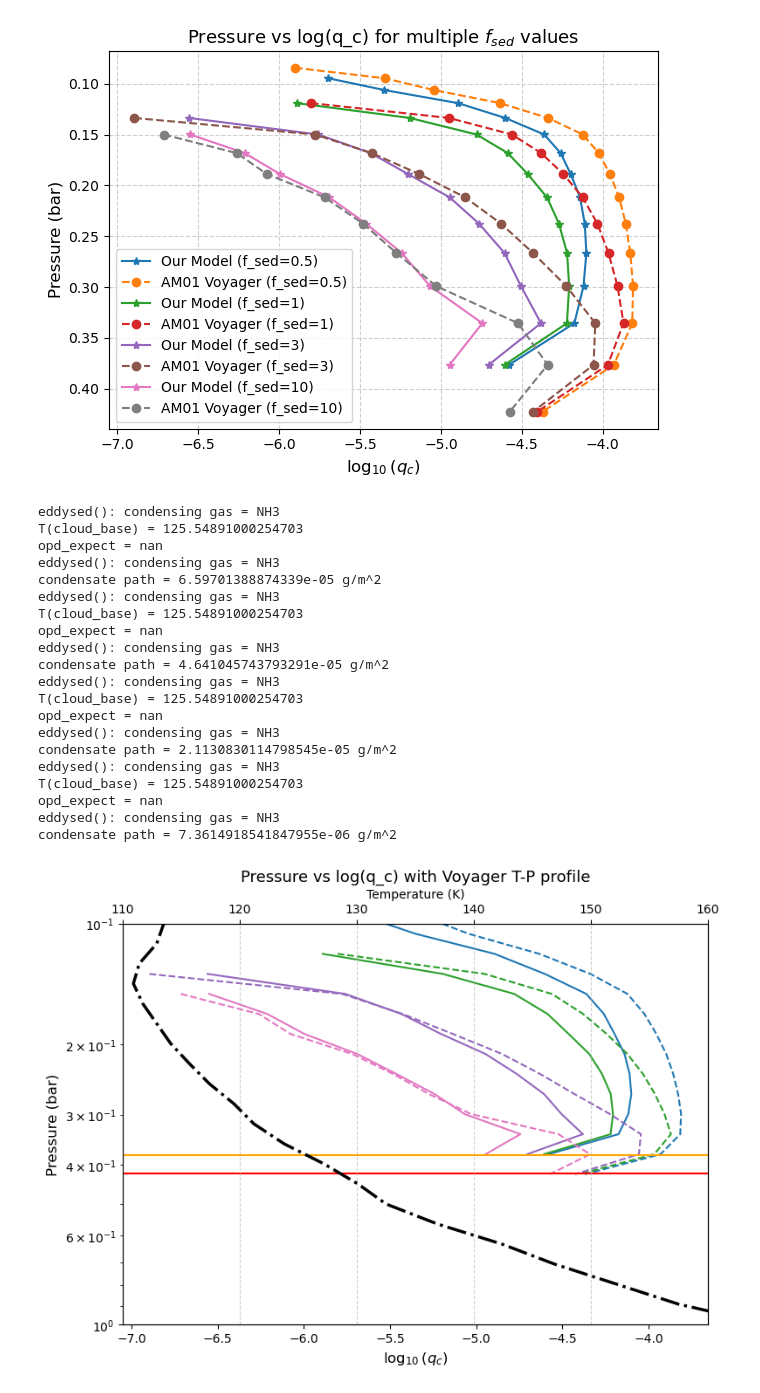
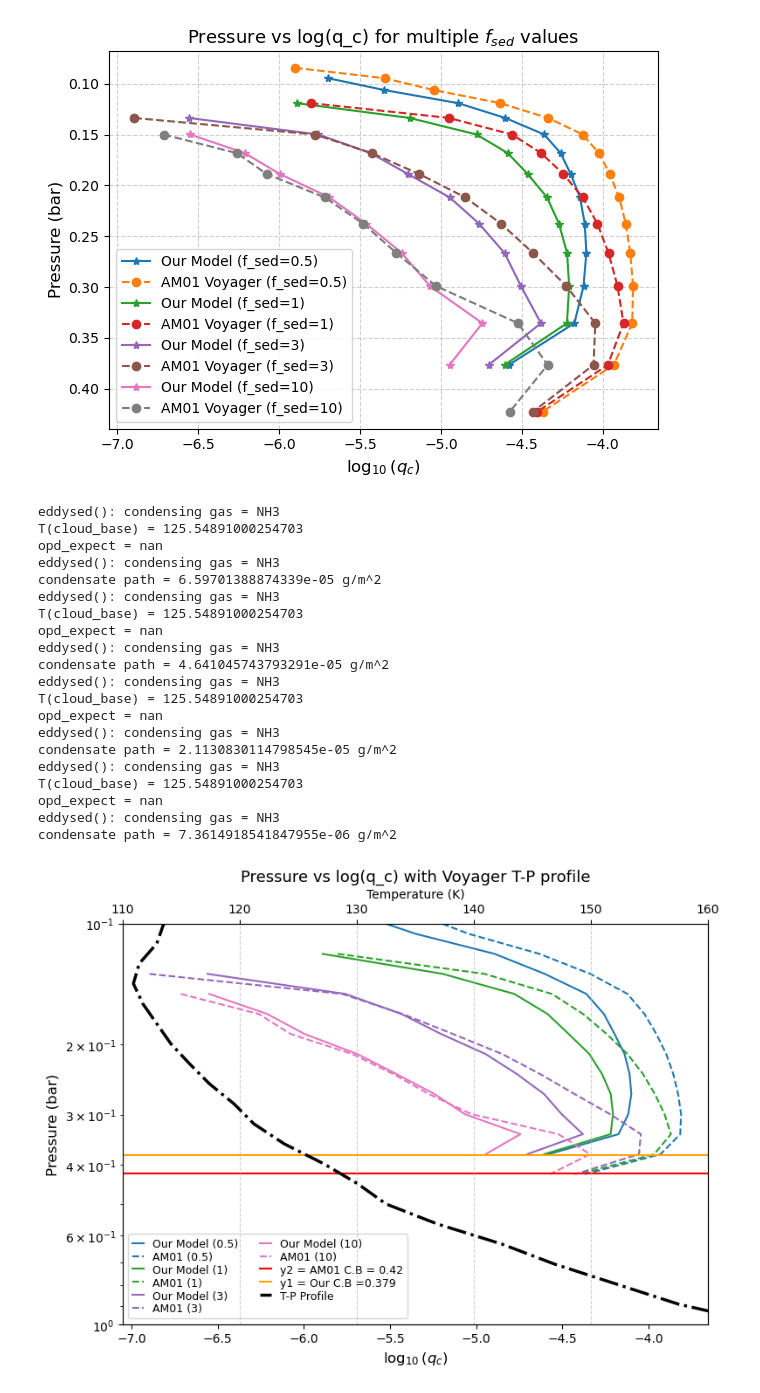
Before and after one commit to soumi-mandal1903/cloud_model, a Jupyter notebook: jupyter/new_eddysed.ipynb, the cells around one changed output. Saved outputs shown, nothing was run; the diff lists cells and outputs as text; code cells hidden in the pictures.

```diff
--- a/jupyter/new_eddysed.ipynb
+++ b/jupyter/new_eddysed.ipynb
@@ -1572,7 +1572,7 @@ for f_sed in f_sed_values:
     p_voyager = voyager_data[:, 1] * 1e-6
     qc_voyager = voyager_data[:, 4]
 
-    plt.plot(np.log10(qc), p_layers, marker='*', label=f"Our Model (f_sed={f_sed})")
+    plt.plot(np.log10(qc), (p_layers), marker='*', label=f"Our Model (f_sed={f_sed})")
     plt.plot(np.log10(qc_voyager), p_voyager, marker='o', linestyle='--', label=f"AM01 Voyager (f_sed={f_sed})")
 # --- Load Voyager reference data using the same reader ---
 
@@ -1718,31 +1718,43 @@ ax1.axhline(y=0.42, color='red', linestyle='-', lw=1.5, label="y2 = AM01 C.B = 0
 ax1.axhline(y=0.379, color='orange', linestyle='-', lw=1.5, label="y1 = Our C.B =0.379")
 ax1.set_ylim(1, 0.1)
 # Combine legends (for both axes)
 lines1, labels1 = ax1.get_legend_handles_labels()
 lines2, labels2 = ax2.get_legend_handles_labels()
 #ax1.legend(lines1 + lines2, labels1 + labels2, loc="lower left")
+ax1.legend(
+    lines1 + lines2,
+    labels1 + labels2,
+    loc="lower left",
+    fontsize=9,
+    labelspacing=0.15,
+    handlelength=1.0,
+    ncol=2
+)
+ax1.ticklabel_format(axis='x', style='plain')
+
+
 plt.grid(True, which='both', linestyle='--', alpha=0.6)
 plt.tight_layout()
 plt.show()
 # %% [output]
 eddysed(): condensing gas = NH3
 T(cloud_base) = 125.54891000254703
 opd_expect = nan
 eddysed(): condensing gas = NH3
 condensate path = 6.59701388874339e-05 g/m^2
 eddysed(): condensing gas = NH3
 T(cloud_base) = 125.54891000254703
 opd_expect = nan
 eddysed(): condensing gas = NH3
 condensate path = 4.641045743793291e-05 g/m^2
 eddysed(): condensing gas = NH3
 T(cloud_base) = 125.54891000254703
 opd_expect = nan
 eddysed(): condensing gas = NH3
 condensate path = 2.1130830114798545e-05 g/m^2
 eddysed(): condensing gas = NH3
 T(cloud_base) = 125.54891000254703
 opd_expect = nan
 eddysed(): condensing gas = NH3
 condensate path = 7.3614918541847955e-06 g/m^2
-[figure, old version]
+[figure, new version]
```
Also changed, not shown: parts of 3 cells of this notebook.
